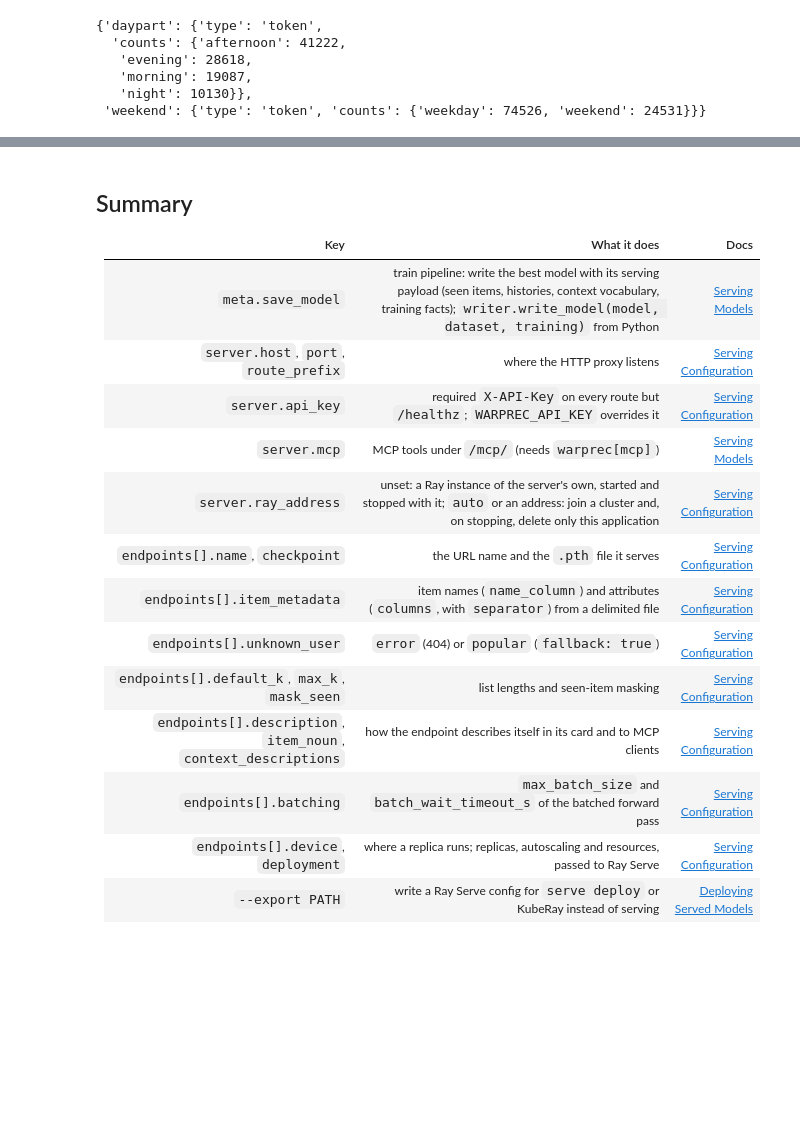
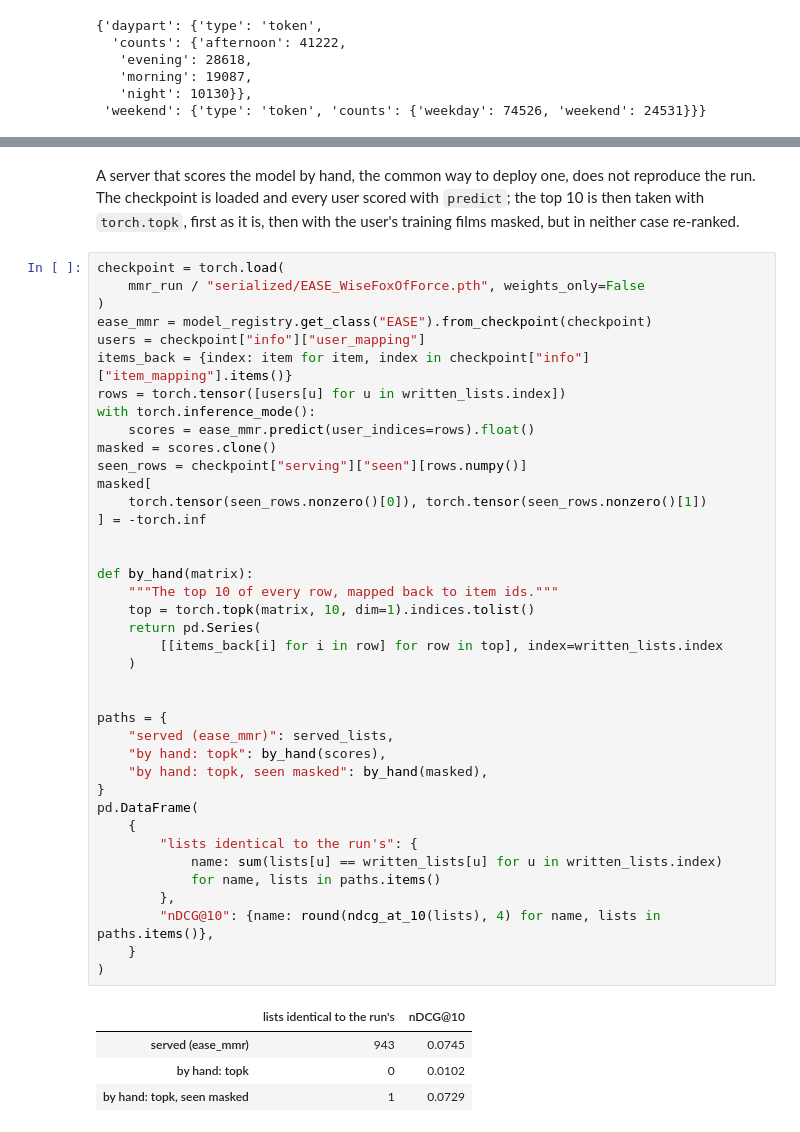
Before and after one commit to sisinflab/warprec, a Jupyter notebook: guides/17-serving/serving.ipynb, the cells around one changed output, grey strips where cells are left out. Drawn from its saved outputs; the diff is of its cells as text; blank space fills up the shorter version.

```diff
--- a/guides/17-serving/serving.ipynb
+++ b/guides/17-serving/serving.ipynb
@@ -950,18 +943,49 @@ Serving stopped.
 # %% [markdown]
-## Summary
-
-| Key | What it does | Docs |
-|---|---|---|
-| `meta.save_model` | train pipeline: write the best model with its serving payload (seen items, histories, context vocabulary, training facts); `writer.write_model(model, dataset, training)` from Python | [Serving Models](https://warprec.readthedocs.io/en/latest/serving/) |
-| `server.host`, `port`, `route_prefix` | where the HTTP proxy listens | [Serving Configuration](https://warprec.readthedocs.io/en/latest/configuration/serving/) |
-| `server.api_key` | required `X-API-Key` on every route but `/healthz`; `WARPREC_API_KEY` overrides it | [Serving Configuration](https://warprec.readthedocs.io/en/latest/configuration/serving/) |
-| `server.mcp` | MCP tools under `/mcp/` (needs `warprec[mcp]`) | [Serving Models](https://warprec.readthedocs.io/en/latest/serving/#mcp) |
-| `server.ray_address` | unset: a Ray instance of the server's own, started and stopped with it; `auto` or an address: join a cluster and, on stopping, delete only this application | [Serving Configuration](https://warprec.readthedocs.io/en/latest/configuration/serving/) |
-| `endpoints[].name`, `checkpoint` | the URL name and the `.pth` file it serves | [Serving Configuration](https://warprec.readthedocs.io/en/latest/configuration/serving/) |
-| `endpoints[].item_metadata` | item names (`name_column`) and attributes (`columns`, with `separator`) from a delimited file | [Serving Configuration](https://warprec.readthedocs.io/en/latest/configuration/serving/) |
-| `endpoints[].unknown_user` | `error` (404) or `popular` (`fallback: true`) | [Serving Configuration](https://warprec.readthedocs.io/en/latest/configuration/serving/) |
-| `endpoints[].default_k`, `max_k`, `mask_seen` | list lengths and seen-item masking | [Serving Configuration](https://warprec.readthedocs.io/en/latest/configuration/serving/) |
-| `endpoints[].description`, `item_noun`, `context_descriptions` | how the endpoint describes itself in its card and to MCP clients | [Serving Configuration](https://warprec.readthedocs.io/en/latest/configuration/serving/) |
-| `endpoints[].batching` | `max_batch_size` and `batch_wait_timeout_s` of the batched forward pass | [Serving Configuration](https://warprec.readthedocs.io/en/latest/configuration/serving/) |
-| `endpoints[].device`, `deployment` | where a replica runs; replicas, autoscaling and resources, passed to Ray Serve | [Serving Configuration](https://warprec.readthedocs.io/en/latest/configuration/serving/) |
-| `--export PATH` | write a Ray Serve config for `serve deploy` or KubeRay instead of serving | [Deploying Served Models](https://warprec.readthedocs.io/en/latest/cloud/deployment/) |
+A server that scores the model by hand, the common way to deploy one, does not
+reproduce the run. The checkpoint is loaded and every user scored with
+`predict`; the top 10 is then taken with `torch.topk`, first as it is, then
+with the user's training films masked, but in neither case re-ranked.
+# %%
+checkpoint = torch.load(
+    mmr_run / "serialized/EASE_WiseFoxOfForce.pth", weights_only=False
+)
+ease_mmr = model_registry.get_class("EASE").from_checkpoint(checkpoint)
+users = checkpoint["info"]["user_mapping"]
+items_back = {index: item for item, index in checkpoint["info"]["item_mapping"].items()}
+rows = torch.tensor([users[u] for u in written_lists.index])
+with torch.inference_mode():
+    scores = ease_mmr.predict(user_indices=rows).float()
+masked = scores.clone()
+seen_rows = checkpoint["serving"]["seen"][rows.numpy()]
+masked[
+    torch.tensor(seen_rows.nonzero()[0]), torch.tensor(seen_rows.nonzero()[1])
+] = -torch.inf
+
+
+def by_hand(matrix):
+    """The top 10 of every row, mapped back to item ids."""
+    top = torch.topk(matrix, 10, dim=1).indices.tolist()
+    return pd.Series(
+        [[items_back[i] for i in row] for row in top], index=written_lists.index
+    )
+
+
+paths = {
+    "served (ease_mmr)": served_lists,
+    "by hand: topk": by_hand(scores),
+    "by hand: topk, seen masked": by_hand(masked),
+}
+pd.DataFrame(
+    {
+        "lists identical to the run's": {
+            name: sum(lists[u] == written_lists[u] for u in written_lists.index)
+            for name, lists in paths.items()
+        },
+        "nDCG@10": {name: round(ndcg_at_10(lists), 4) for name, lists in paths.items()},
+    }
+)
+# %% [output]
+|  | lists identical to the run's | nDCG@10 |
+| served (ease_mmr) | 943 | 0.0745 |
+| by hand: topk | 0 | 0.0102 |
+| by hand: topk, seen masked | 1 | 0.0729 |
```
Also changed, not shown: parts of 73 cells of this notebook, 3 other files.
